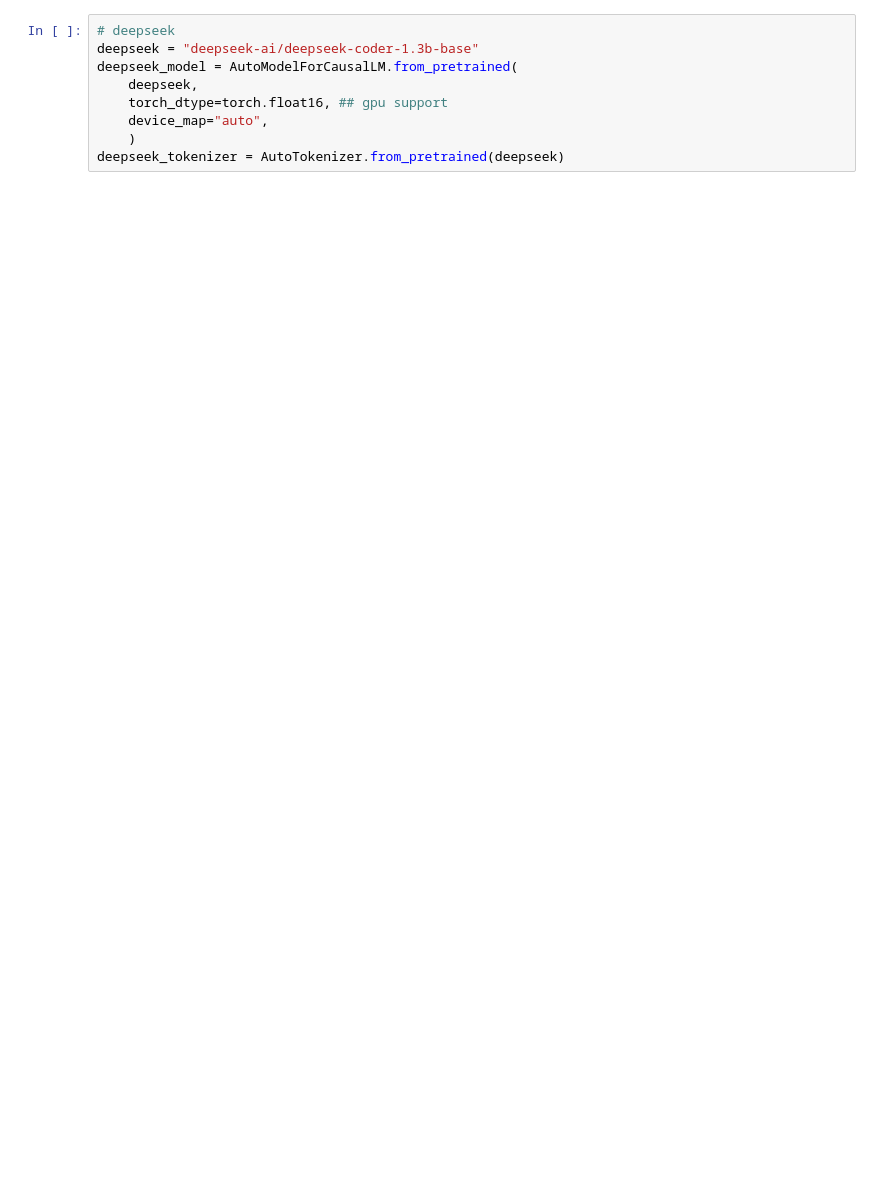
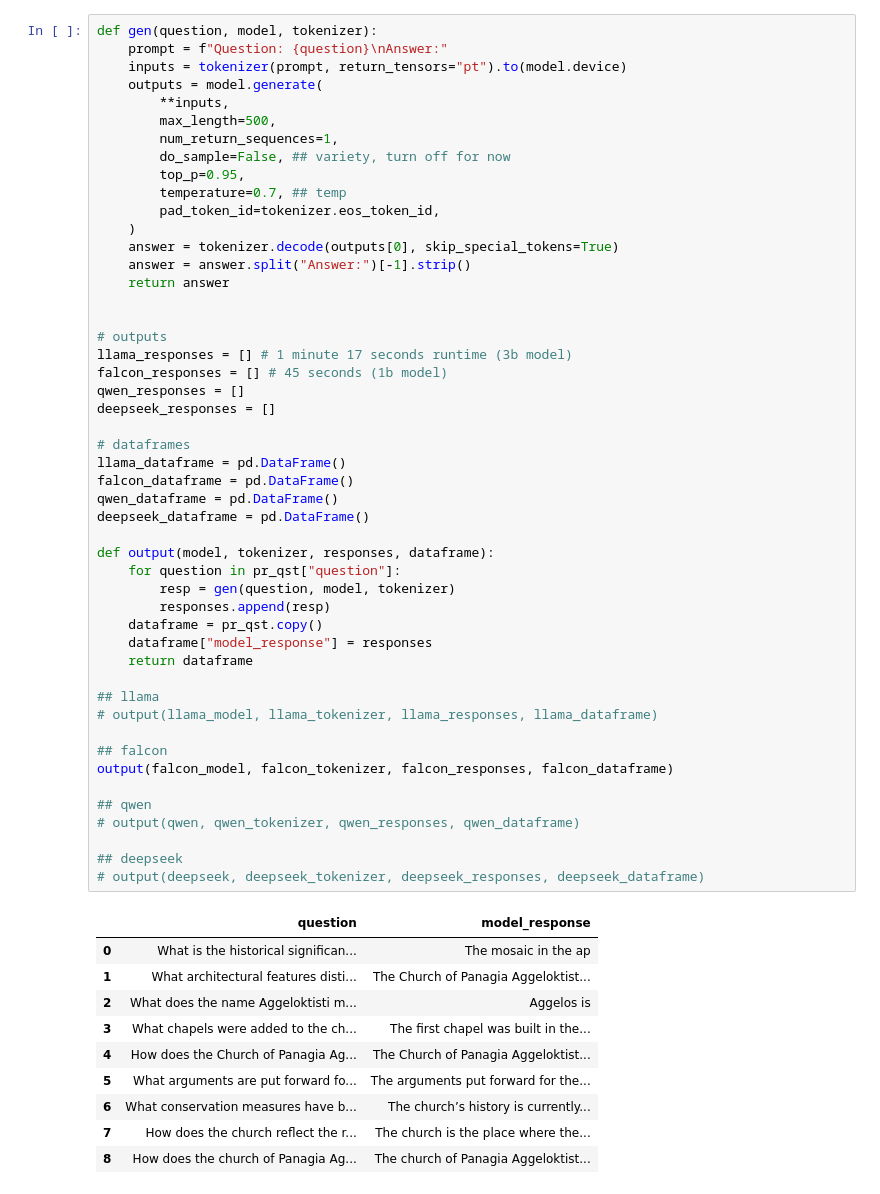
Before and after one commit to Desire32/custom-ml-model, a Jupyter notebook: models.ipynb, the cells around one changed output. Saved outputs shown, nothing was run; the diff lists cells and outputs as text; blank space fills up the shorter version.

Commit message:
working falcon as well

```diff
--- a/models.ipynb
+++ b/models.ipynb
@@ -42,9 +77,60 @@ qwen_tokenizer = AutoTokenizer.from_pretrained(qwen)
-# %%
-# deepseek
-deepseek = "deepseek-ai/deepseek-coder-1.3b-base"
-deepseek_model = AutoModelForCausalLM.from_pretrained(
-    deepseek,
-    torch_dtype=torch.float16, ## gpu support
-    device_map="auto",
-    )
-deepseek_tokenizer = AutoTokenizer.from_pretrained(deepseek)
+# %%
+def gen(question, model, tokenizer):
+    prompt = f"Question: {question}\nAnswer:"
+    inputs = tokenizer(prompt, return_tensors="pt").to(model.device)
+    outputs = model.generate(
+        **inputs,
+        max_length=500,
+        num_return_sequences=1,
+        do_sample=False, ## variety, turn off for now
+        top_p=0.95,
+        temperature=0.7, ## temp
+        pad_token_id=tokenizer.eos_token_id,
+    )
+    answer = tokenizer.decode(outputs[0], skip_special_tokens=True)
+    answer = answer.split("Answer:")[-1].strip()
+    return answer
+
+
+# outputs
+llama_responses = [] # 1 minute 17 seconds runtime (3b model)
+falcon_responses = [] # 45 seconds (1b model)
+qwen_responses = []
+deepseek_responses = []
+
+# dataframes
+llama_dataframe = pd.DataFrame()
+falcon_dataframe = pd.DataFrame()
+qwen_dataframe = pd.DataFrame()
+deepseek_dataframe = pd.DataFrame()
+
+def output(model, tokenizer, responses, dataframe):
+    for question in pr_qst["question"]:
+        resp = gen(question, model, tokenizer)
+        responses.append(resp)
+    dataframe = pr_qst.copy()
+    dataframe["model_response"] = responses
+    return dataframe
+
+## llama
+# output(llama_model, llama_tokenizer, llama_responses, llama_dataframe)
+
+## falcon
+output(falcon_model, falcon_tokenizer, falcon_responses, falcon_dataframe)
+
+## qwen
+# output(qwen, qwen_tokenizer, qwen_responses, qwen_dataframe)
+
+## deepseek
+# output(deepseek, deepseek_tokenizer, deepseek_responses, deepseek_dataframe)
+# %% [output]
+|  | question | model_response |
+| 0 | What is the historical significan... | The mosaic in the ap |
+| 1 | What architectural features disti... | The Church of Panagia Aggeloktist... |
+| 2 | What does the name Aggeloktisti m... | Aggelos is |
+| 3 | What chapels were added to the ch... | The first chapel was built in the... |
+| 4 | How does the Church of Panagia Ag... | The Church of Panagia Aggeloktist... |
+| 5 | What arguments are put forward fo... | The arguments put forward for the... |
+| 6 | What conservation measures have b... | The church’s history is currently... |
+| 7 | How does the church reflect the r... | The church is the place where the... |
+| 8 | How does the church of Panagia Ag... | The church of Panagia Aggeloktist... |
```
Also changed, not shown: parts of 7 cells of this notebook.
